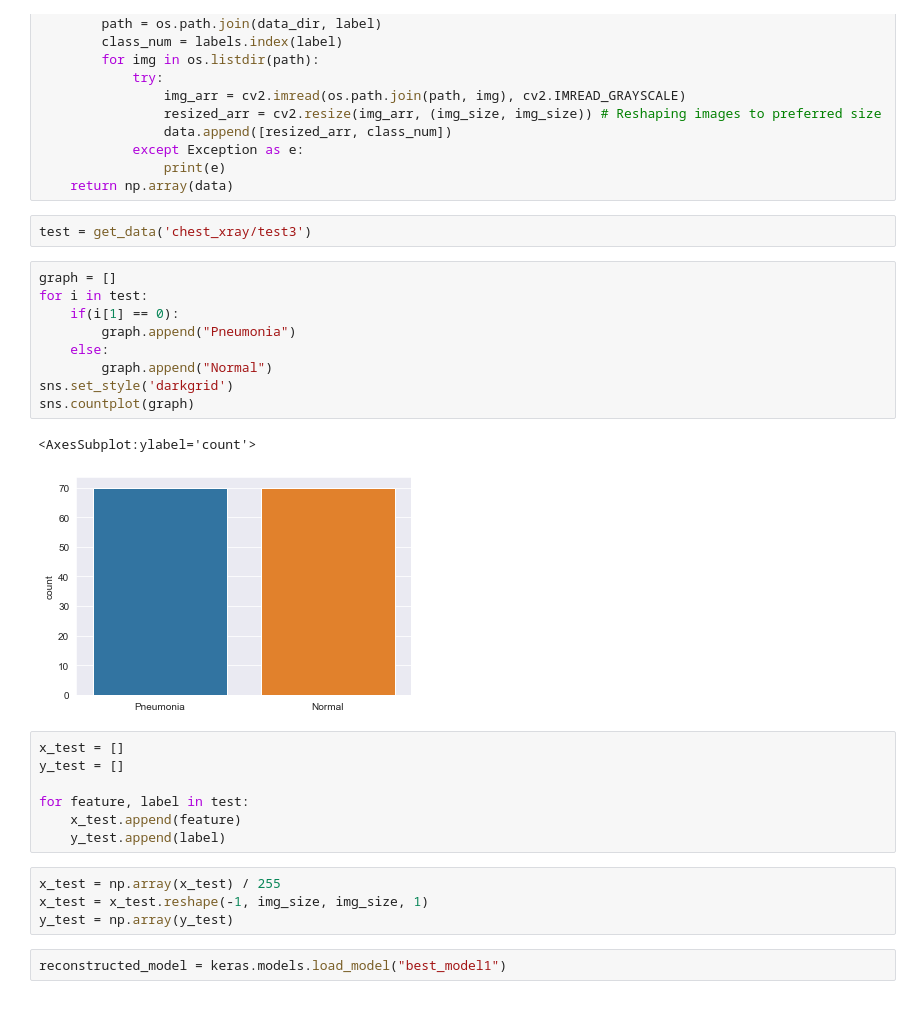
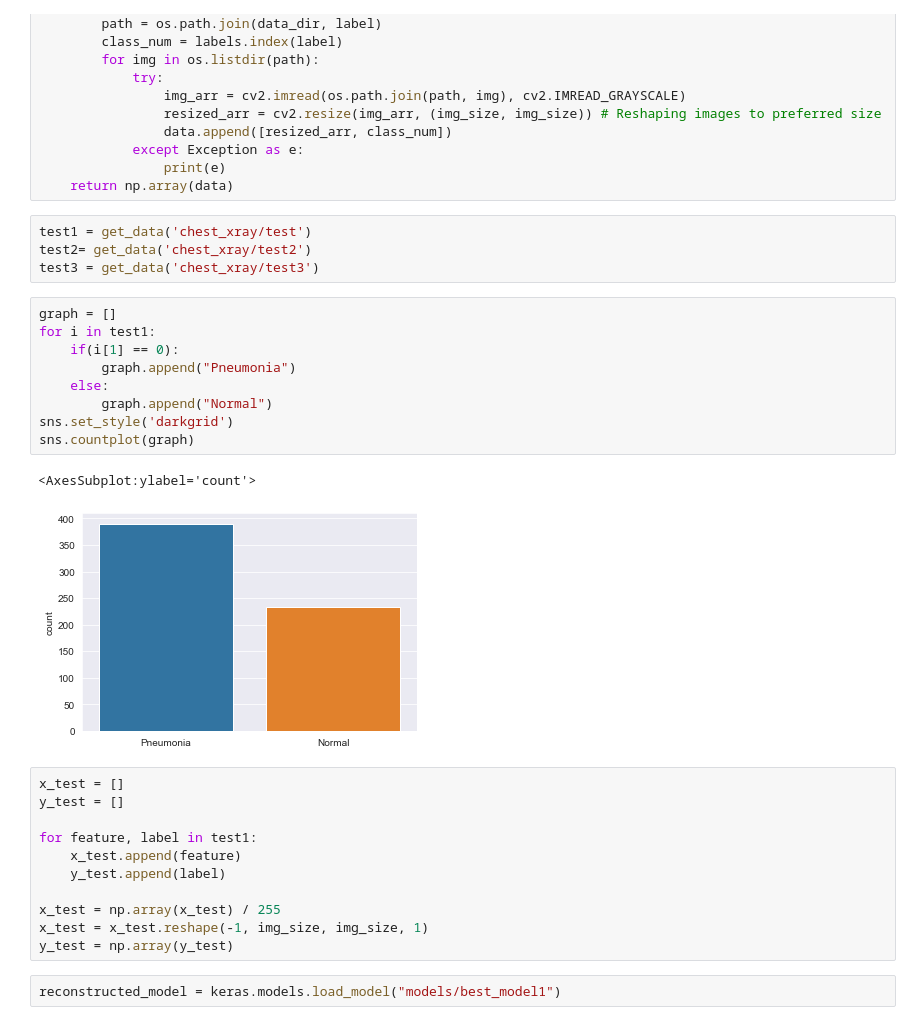
Before and after one commit to drdips/xray_pneumonia, a Jupyter notebook: model_testing.ipynb, the cells around one changed output. Cells and saved outputs as stored; diff of their text form.

Commit message:
model testing done

```diff
--- a/model_testing.ipynb
+++ b/model_testing.ipynb
@@ -30,33 +30,35 @@ def get_data(data_dir):
             except Exception as e:
                 print(e)
     return np.array(data)
-# %%
-test = get_data('chest_xray/test3')
+# %%
+test1 = get_data('chest_xray/test')
+test2= get_data('chest_xray/test2')
+test3 = get_data('chest_xray/test3')
 # %%
 graph = []
-for i in test:
+for i in test1:
     if(i[1] == 0):
         graph.append("Pneumonia")
     else:
         graph.append("Normal")
 sns.set_style('darkgrid')
 sns.countplot(graph)
 # %% [output]
 <AxesSubplot:ylabel='count'>
-[figure, old version]
+[figure, new version]
 # %%
 x_test = []
 y_test = []
 
-for feature, label in test:
+for feature, label in test1:
     x_test.append(feature)
     y_test.append(label)
+
+x_test = np.array(x_test) / 255
+x_test = x_test.reshape(-1, img_size, img_size, 1)
+y_test = np.array(y_test)
-# %%
-x_test = np.array(x_test) / 255
-x_test = x_test.reshape(-1, img_size, img_size, 1)
-y_test = np.array(y_test)
 # %%
-reconstructed_model = keras.models.load_model("best_model1")
+reconstructed_model = keras.models.load_model("models/best_model1")
 # %%
 predictions2 = reconstructed_model.predict_classes(x_test)
 predictions2 = predictions2.reshape(1,-1)[0]
```
Also changed, not shown: parts of 16 cells of this notebook, 1 other file.
